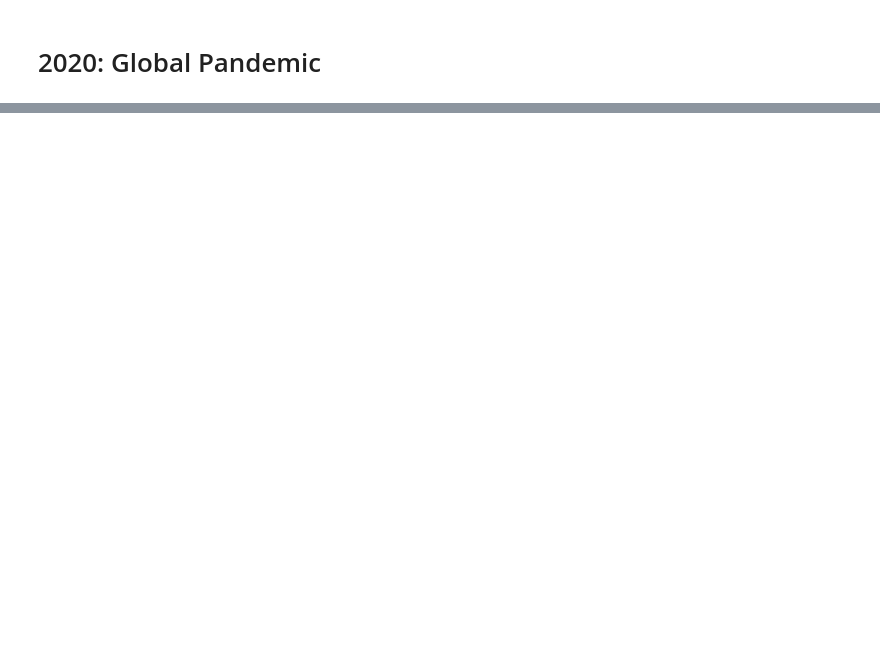
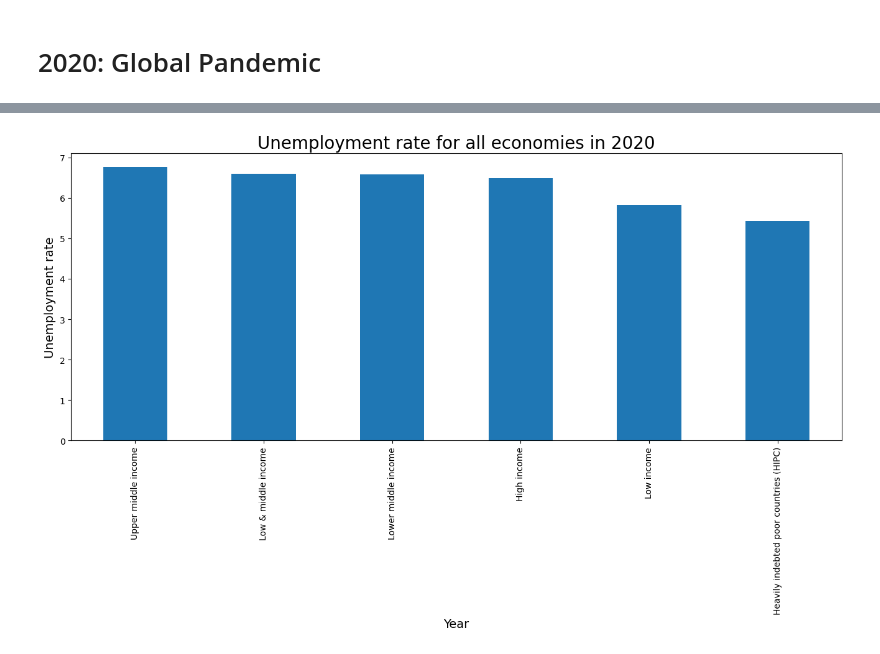
Before and after one commit to lorrespz/Kaggle_Data_Analysis_Projects, a Jupyter notebook: world-unemployment-trend-1991-2021.ipynb, the cells around one changed output, grey strips where cells are left out. Drawn from its saved outputs; the diff is of its cells as text; code cells hidden in the pictures; blank space fills up the shorter version.

```diff
--- a/world-unemployment-trend-1991-2021.ipynb
+++ b/world-unemployment-trend-1991-2021.ipynb
@@ -241,0 +206,9 @@ plt.title('Unemployment rate for all regions in 2020');
+# %%
+plt.figure(figsize = (16,6));
+df_in_20.sort_values(ascending = False).plot(kind = 'bar')
+plt.xlabel('Year', fontsize = 14);
+plt.xticks(rotation='vertical')
+plt.ylabel('Unemployment rate', fontsize = 14);
+plt.title('Unemployment rate for all economies in 2020', fontsize = 20);
+# %% [output]
+[figure, added]
```
Also changed, not shown: parts of 8 cells of this notebook.
